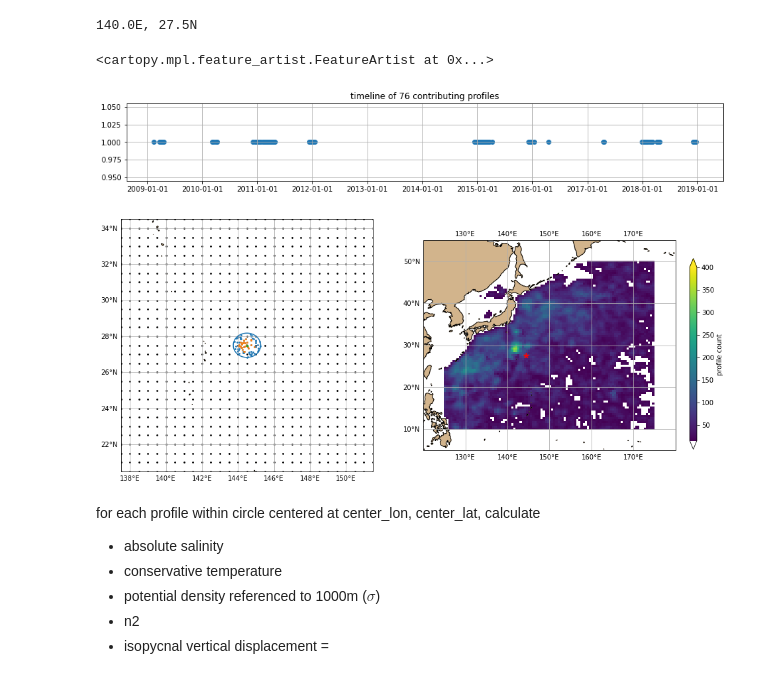
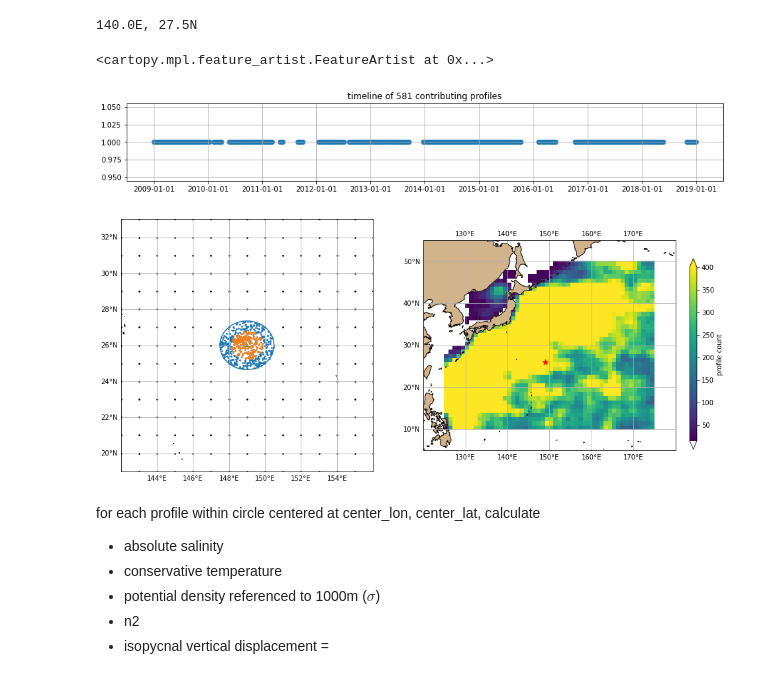
Before and after one commit to jakesteinberg/CPT, a Jupyter notebook: argo_aepe.ipynb, the cells around one changed output. Saved outputs shown, nothing was run; the diff lists cells and outputs as text; code cells hidden in the pictures.

```diff
--- a/argo_aepe.ipynb
+++ b/argo_aepe.ipynb
@@ -14,7 +14,7 @@ import glob
 import warnings
 warnings.filterwarnings('ignore')
 # %%
-step = 0.5
+step = 1
 cen_lon = np.arange(125,175+step,step)    # center_latitude (in degrees)
 cen_lat = np.arange(10,50+step,step)      # center longitude (in degrees)
 p_grid = np.arange(0,2000,10)
@@ -22,9 +22,9 @@ rho_grid = np.arange(24,32.5,0.1)
 z_grid = gsw.z_from_p(p_grid,30)
 this_year = ['2009', '2010', '2011', '2012', '2013', \
              '2014', '2015', '2016', '2017', '2018']
-this_month = ['01', '02', '03', '04', '12']
+# this_month = ['01', '02', '03', '04', '12']
 # this_month = ['05', '06', '07', '08', '09', '10']
-# this_month = ['01', '02', '03', '04', '05', '06', '07', '08', '09', '10', '11', '12']
+this_month = ['01', '02', '03', '04', '05', '06', '07', '08', '09', '10', '11', '12']
 
 # select desired times
 this_month_int = np.nan * np.ones(len(this_month))
@@ -222,13 +222,13 @@ def nearby_profiles(file_path, radius, sigma, n_to_cons, pressure_limit):
         weights_out, time_p_out, count_out, c_lon_out, c_lat_out, mp_out, master_count
 # %%
 file_path = '/Users/jakesteinberg/Documents/CPT/Argo/processed/ss125_175E_10_50N_2009_2018_w_rho.nc'
-r = 75
+r = 150
 sigma = r/2
-n_to_cons = 500
+n_to_cons = 750
 p_lim = 1100
 t_o, s_o, rho_o, t_rho_o, s_rho_o, \
     lon_o, lat_o, wt_o, time_o, count_o, c_lon_o, c_lat_o, mp, mc = nearby_profiles(file_path, r, sigma, \
-                                                                                n_to_cons, p_lim)
+                                                                                n_to_cons, this_month_int, p_lim)
 # %%
 test_ind = 2465
 print(str(c_lon_o[test_ind]) + 'E, ' + str(c_lat_o[test_ind]) + 'N')
@@ -237,7 +237,7 @@ print(str(c_lon_o[test_ind]) + 'E, ' + str(c_lat_o[test_ind]) + 'N')
 # %%
 # str(dates[0])[0:10]
 # %%
-this_loc = 3194 # 5385 # 4565  # 2070  # 2106
+this_loc = 1000 # 3184 # 5385 # 4565  # 2070  # 2106
 lon_grid, lat_grid = np.meshgrid(cen_lon, cen_lat)
 
 # dates = [DT.datetime.strptime(str(int(date)),'%Y%m%d') for date in time_p_out[this_loc][0:count_out[this_loc]]]
@@ -269,35 +269,35 @@ circ_lat = y/(1852*60) + c_lat_o[this_loc]
 ax.plot(circ_lon, circ_lat)
 ax.set_extent([c_lon_o[this_loc] - 7, c_lon_o[this_loc] + 7, \
                c_lat_o[this_loc] - 7, c_lat_o[this_loc] + 7], crs=ccrs.PlateCarree())
 gl = ax.gridlines(draw_labels=True)
 gl.xlabels_top = False
 gl.ylabels_right = False
 
 # how many profiles contributing to each measurement
 master_count = 0
 float_den = np.nan * np.ones((len(cen_lat), len(cen_lon)))
 for ii in tqdm(range(len(cen_lon))):
     for jj in range(len(cen_lat)):
         float_den[jj,ii] = count_o[master_count]
         master_count = master_count + 1
 cmap = plt.get_cmap('viridis')
 cmap.set_under("w")
 fd = ax2.pcolor(cen_lon,cen_lat,float_den,transform=ccrs.PlateCarree(),vmin=15, vmax=400,cmap=cmap)
 ax2.scatter(c_lon_o[this_loc], c_lat_o[this_loc], s=50, color='r', marker=(5, 2))
 ax2.set_extent([np.nanmin(cen_lon)-5, np.nanmax(cen_lon)+5, \
               np.nanmin(cen_lat)-5, np.nanmax(cen_lat)+5], crs=ccrs.PlateCarree())
 gl = ax2.gridlines(draw_labels=True)
 gl.ylabels_right = False
 cbpos = [0.92, 0.23, 0.01, 0.5]
 cax = f.add_axes(cbpos)
 cb = f.colorbar(fd, cax=cax, orientation='vertical', extend='both', label='profile count')
 ax2.add_feature(cartopy.feature.LAND, color='#D2B48C',zorder=1)
 ax2.coastlines()
 # f.savefig('/Users/jakesteinberg/Documents/CPT/meetings/2021_05_28/sample_in_profiles', dpi=550)
 # %% [output]
 <cartopy.mpl.feature_artist.FeatureArtist at 0x...>
-[figure, old version]
+[figure, new version]
-[figure, old version]
+[figure, new version]
 # %% [markdown]
 for each profile within circle centered at center_lon, center_lat, calculate
 
```
Also changed, not shown: parts of 5 cells of this notebook, 2 other files.
